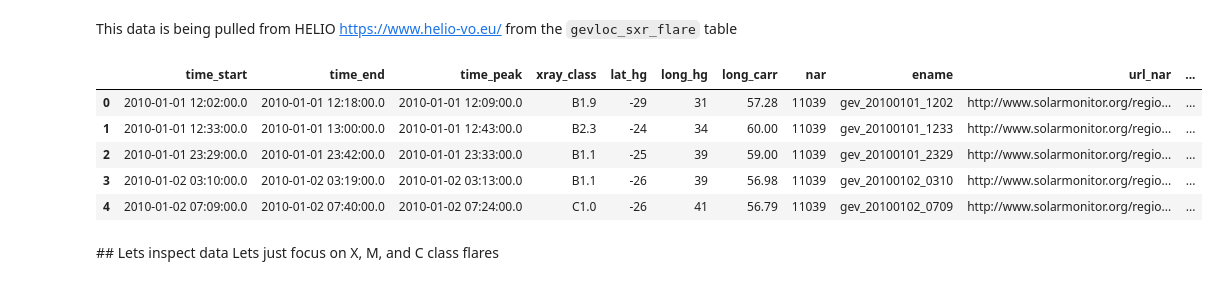
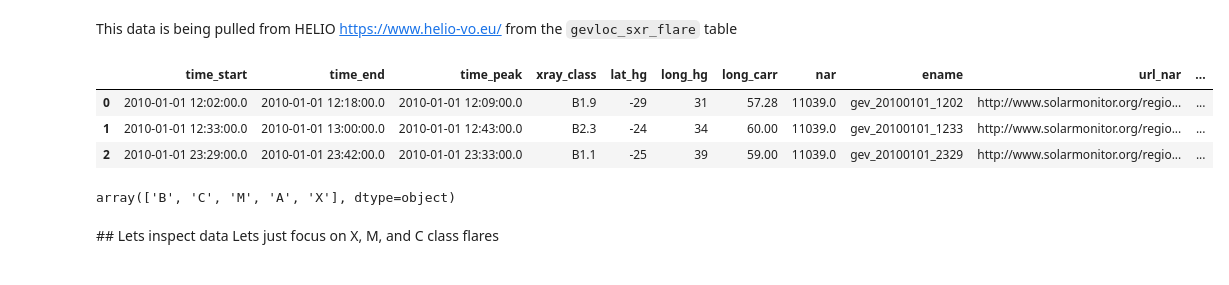
Before and after one commit to hayesla/flare_forecast_proj, a Jupyter notebook: goes_flare_list/ssw_flarelist_tests.ipynb, the cells around one changed output. Cells and saved outputs as stored; diff of their text form; code cells hidden in the pictures.

```diff
--- a/goes_flare_list/ssw_flarelist_tests.ipynb
+++ b/goes_flare_list/ssw_flarelist_tests.ipynb
@@ -18,10 +16,9 @@ aa = parse("http://hec.helio-vo.eu/hec/hec_gui_fetch.php?interfacetype=vmstilts&
 # %%
-full_table = aa.get_first_table().to_table().to_pandas()
-full_table.head()
+def get_helio_flarelist():
+    aa = parse("http://hec.helio-vo.eu/hec/hec_gui_fetch.php?interfacetype=vmstilts&sql=select+%2A+from+gevloc_sxr_flare+where+time_start%3E%3D%272010-01-01+00%3A00%3A00%27+AND+time_start%3C%3D%272018-12-31+23%3A59%3A59%27&type=votable")
+    full_table = aa.get_first_table().to_table().to_pandas()
+    # full_table.head()
+    full_table["goes_class_ind"] = [x[0] for x in full_table["xray_class"]]
+    full_table["goes_class_val"] = full_table["xray_class"].map(get_goes_class)
+    full_table.to_csv("full_sswlatest.csv", index_label=False)
+# get_helio_flarelist()
-# %% [output]
-|  | time_start | time_end | time_peak | xray_class | lat_hg | long_hg | long_carr | nar | ename | url_nar | ... |
-| 0 | 2010-01-01 12:02:00.0 | 2010-01-01 12:18:00.0 | 2010-01-01 12:09:00.0 | B1.9 | -29 | 31 | 57.28 | 11039 | gev_20100101_1202 | http://www.solarmonitor.org/regio... | ... |
-| 1 | 2010-01-01 12:33:00.0 | 2010-01-01 13:00:00.0 | 2010-01-01 12:43:00.0 | B2.3 | -24 | 34 | 60.00 | 11039 | gev_20100101_1233 | http://www.solarmonitor.org/regio... | ... |
-| 2 | 2010-01-01 23:29:00.0 | 2010-01-01 23:42:00.0 | 2010-01-01 23:33:00.0 | B1.1 | -25 | 39 | 59.00 | 11039 | gev_20100101_2329 | http://www.solarmonitor.org/regio... | ... |
-| 3 | 2010-01-02 03:10:00.0 | 2010-01-02 03:19:00.0 | 2010-01-02 03:13:00.0 | B1.1 | -26 | 39 | 56.98 | 11039 | gev_20100102_0310 | http://www.solarmonitor.org/regio... | ... |
-| 4 | 2010-01-02 07:09:00.0 | 2010-01-02 07:40:00.0 | 2010-01-02 07:24:00.0 | C1.0 | -26 | 41 | 56.79 | 11039 | gev_20100102_0709 | http://www.solarmonitor.org/regio... | ... |
@@ -38,4 +37,10 @@ def get_goes_class(x):
     else:
         return
 # %%
-full_table["goes_class_val"] = full_table["xray_class"].map(get_goes_class)
+full_table = pd.read_csv("full_sswlatest.csv")
+full_table.head(3)
+# %% [output]
+|  | time_start | time_end | time_peak | xray_class | lat_hg | long_hg | long_carr | nar | ename | url_nar | ... |
+| 0 | 2010-01-01 12:02:00.0 | 2010-01-01 12:18:00.0 | 2010-01-01 12:09:00.0 | B1.9 | -29 | 31 | 57.28 | 11039.0 | gev_20100101_1202 | http://www.solarmonitor.org/regio... | ... |
+| 1 | 2010-01-01 12:33:00.0 | 2010-01-01 13:00:00.0 | 2010-01-01 12:43:00.0 | B2.3 | -24 | 34 | 60.00 | 11039.0 | gev_20100101_1233 | http://www.solarmonitor.org/regio... | ... |
+| 2 | 2010-01-01 23:29:00.0 | 2010-01-01 23:42:00.0 | 2010-01-01 23:33:00.0 | B1.1 | -25 | 39 | 59.00 | 11039.0 | gev_20100101_2329 | http://www.solarmonitor.org/regio... | ... |
@@ -44,3 +47,7 @@ full_table.to_csv("full_sswlatest.csv", index_label=False)
+# %%
+full_table["goes_class_ind"].unique()
+# %% [output]
+array(['B', 'C', 'M', 'A', 'X'], dtype=object)
 # %% [markdown]
 ## Lets inspect data
 Lets just focus on X, M, and C class flares
```
Also changed, not shown: parts of 34 cells of this notebook.
